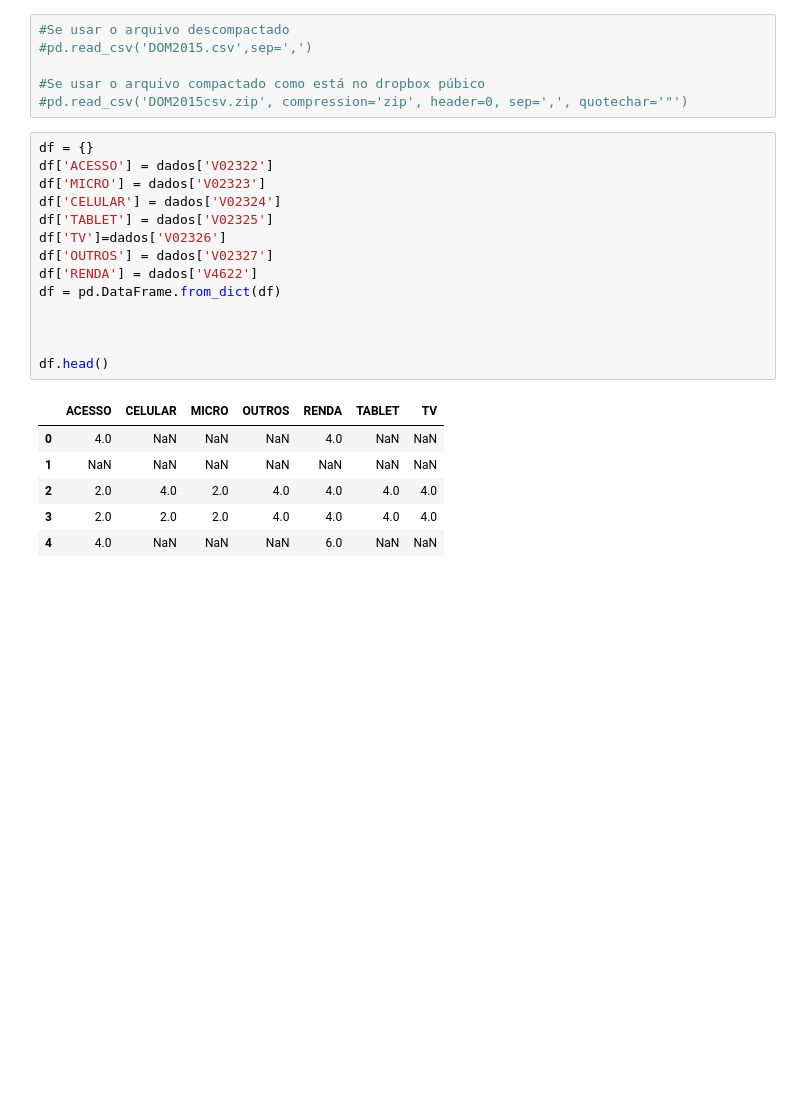
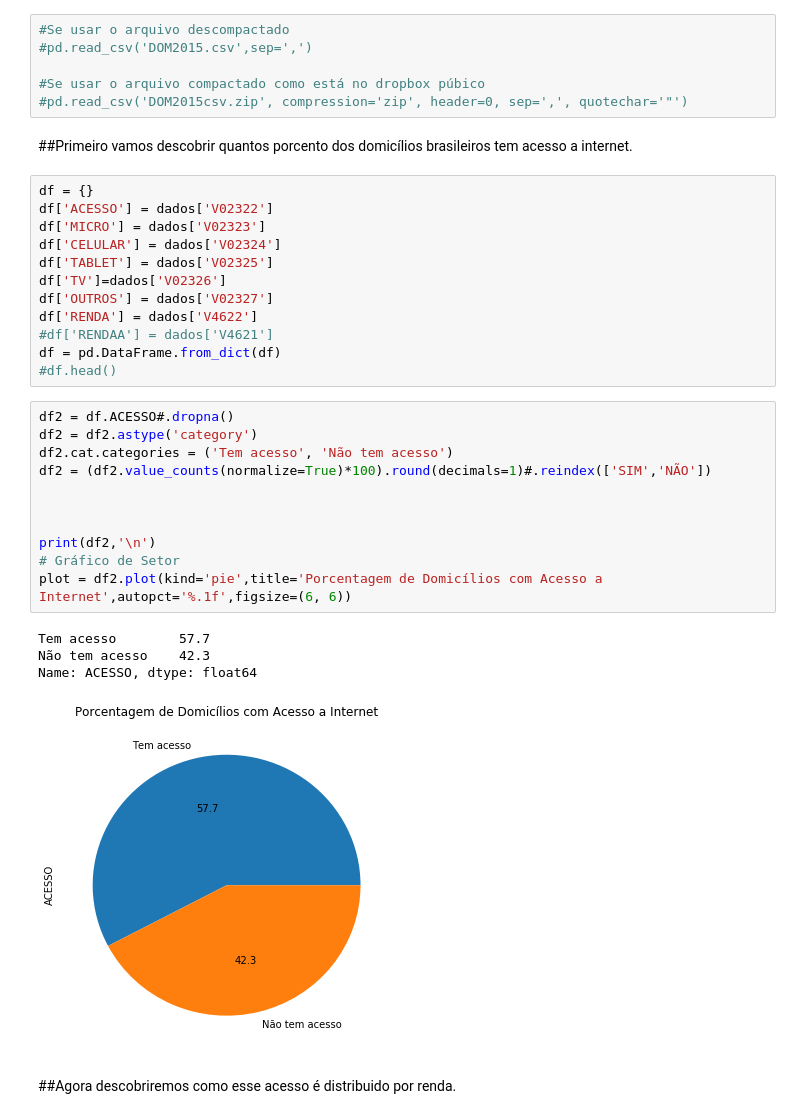
Before and after one commit to Marcompp/TrabalhodeDados, a Jupyter notebook: Projeto1 Layout.ipynb, the cells around one changed output. Drawn from its saved outputs; the diff is of its cells as text; blank space fills up the shorter version.

```diff
--- a/Projeto1 Layout.ipynb
+++ b/Projeto1 Layout.ipynb
@@ -39,6 +34,8 @@ C:\Users\marco\Desktop\Insper\Git\TrabalhodeDados
 
 #Se usar o arquivo compactado como está no dropbox púbico
 #pd.read_csv('DOM2015csv.zip', compression='zip', header=0, sep=',', quotechar='"')
+# %% [markdown]
+##Primeiro vamos descobrir quantos porcento dos domicílios brasileiros tem acesso a internet.
 # %%
 df = {}
 df['ACESSO'] = dados['V02322']
@@ -48,15 +45,24 @@ df['TABLET'] = dados['V02325']
 df['TV']=dados['V02326']
 df['OUTROS'] = dados['V02327']
 df['RENDA'] = dados['V4622']
+#df['RENDAA'] = dados['V4621']
 df = pd.DataFrame.from_dict(df)
-
-
-
-df.head()
+#df.head()
-# %% [output]
-|  | ACESSO | CELULAR | MICRO | OUTROS | RENDA | TABLET | TV |
-| 0 | 4.0 | NaN | NaN | NaN | 4.0 | NaN | NaN |
-| 1 | NaN | NaN | NaN | NaN | NaN | NaN | NaN |
-| 2 | 2.0 | 4.0 | 2.0 | 4.0 | 4.0 | 4.0 | 4.0 |
-| 3 | 2.0 | 2.0 | 2.0 | 4.0 | 4.0 | 4.0 | 4.0 |
-| 4 | 4.0 | NaN | NaN | NaN | 6.0 | NaN | NaN |
+# %%
+df2 = df.ACESSO#.dropna()
+df2 = df2.astype('category')
+df2.cat.categories = ('Tem acesso', 'Não tem acesso')
+df2 = (df2.value_counts(normalize=True)*100).round(decimals=1)#.reindex(['SIM','NÃO'])
+
+
+
+print(df2,'\n')
+# Gráfico de Setor
+plot = df2.plot(kind='pie',title='Porcentagem de Domicílios com Acesso a Internet',autopct='%.1f',figsize=(6, 6))
+# %% [output]
+Tem acesso        57.7
+Não tem acesso    42.3
+Name: ACESSO, dtype: float64
+[figure, added]
+# %% [markdown]
+##Agora descobriremos como esse acesso é distribuido por renda.
```
Also changed, not shown: parts of 37 cells of this notebook.
